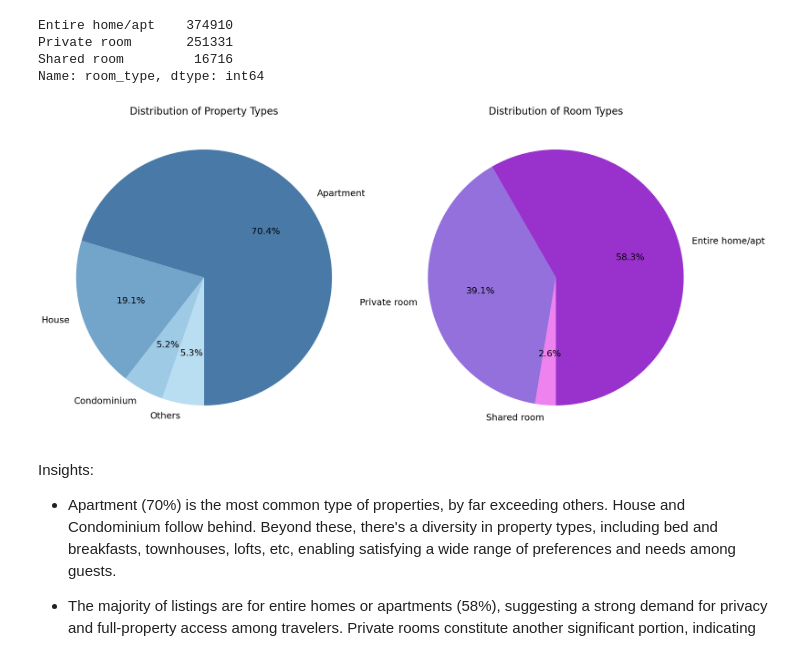
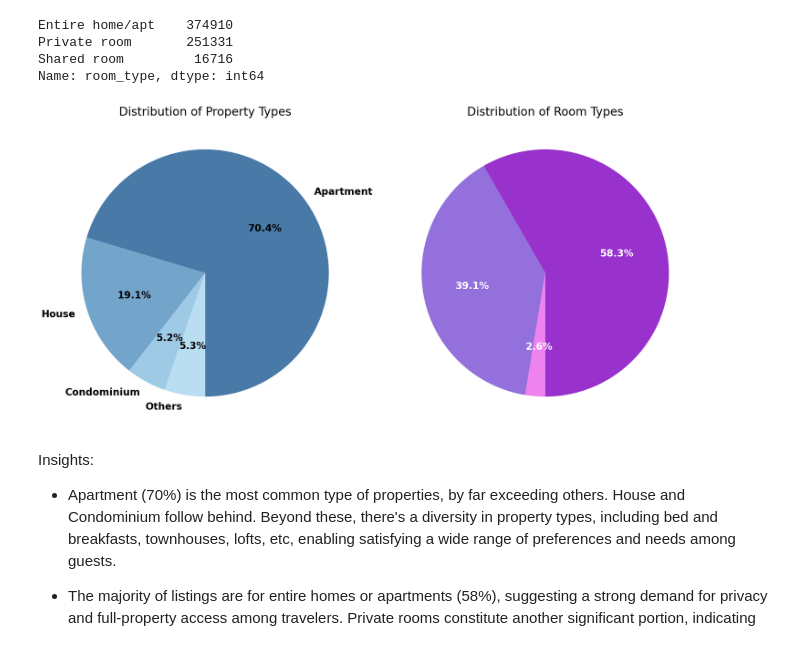
Before and after one commit to Hongyi-Luu/DS_Project-1, a Jupyter notebook: main.ipynb, the cells around one changed output. Saved outputs shown, nothing was run; the diff lists cells and outputs as text; code cells hidden in the pictures.

```diff
--- a/main.ipynb
+++ b/main.ipynb
@@ -452,29 +452,29 @@ Name: room_type, dtype: int64
 # %%
 # Setup for subplots to visualise the property and room types distributions
 fig, axs = plt.subplots(1, 2, figsize=(24, 12))
 
 property_colors = ["#497AA7", "#73A4CA", "#9FCAE6", "#B9DDF1"]  # Darker blues, 4 categories
 room_colors = ["#9932CC", "#9370DB", "#EE82EE"]
 
 # Combine categories with counts less than 2% into "Others"
 threshold = 0.02 * property_type_counts.sum()
 property_type_counts_adjusted = property_type_counts[property_type_counts >= threshold]
 property_type_counts_adjusted['Others'] = property_type_counts[property_type_counts < threshold].sum()
 
 # Pie chart for the distribution of property types on the left
 axs[0].pie(property_type_counts_adjusted, labels=property_type_counts_adjusted.index, autopct='%1.1f%%',
-           startangle=270, textprops={'fontsize': 18}, colors=property_colors)
-axs[0].set_title('Distribution of Property Types', fontsize=20)
+           startangle=270, textprops={'fontsize': 20, 'weight': 'bold'}, colors=property_colors)
+axs[0].set_title('Distribution of Property Types', fontsize=24)
 
 # Pie chart for the distribution of room types on the right
 axs[1].pie(room_type_counts, labels=room_type_counts.index, autopct='%1.1f%%',
-           startangle=270, textprops={'fontsize': 18}, colors=room_colors)
-axs[1].set_title('Distribution of Room Types', fontsize=20)
+           startangle=270, textprops={'fontsize': 20, 'color': 'white', 'weight': 'bold'}, colors=room_colors)
+axs[1].set_title('Distribution of Room Types', fontsize=24)
 
 plt.subplots_adjust(wspace=0.1)
 plt.show()
 # %% [output]
-[figure, old version]
+[figure, new version]
 # %% [markdown]
 Insights:
 
```
Also changed, not shown: parts of 7 cells of this notebook.
